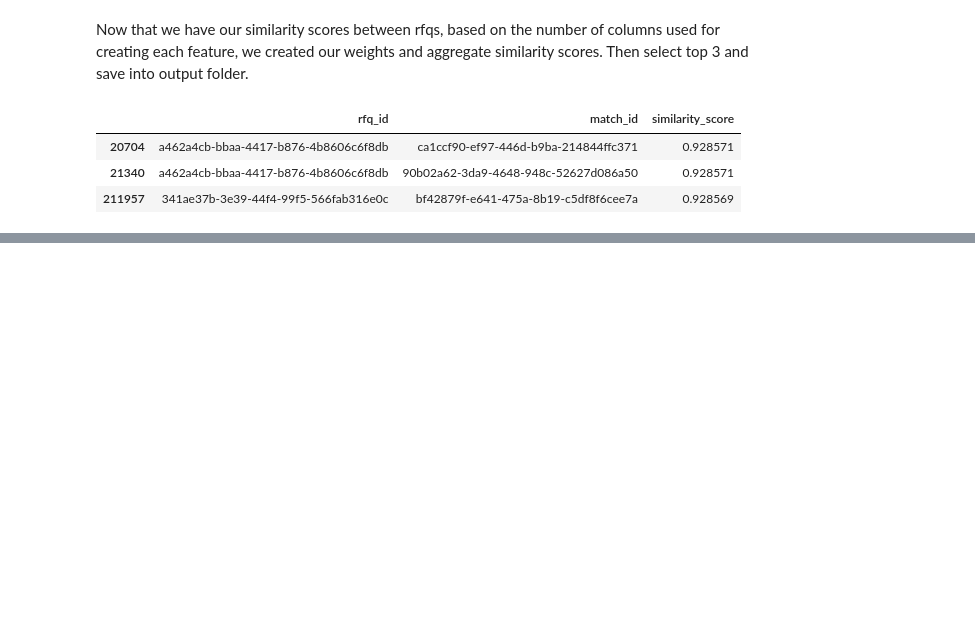
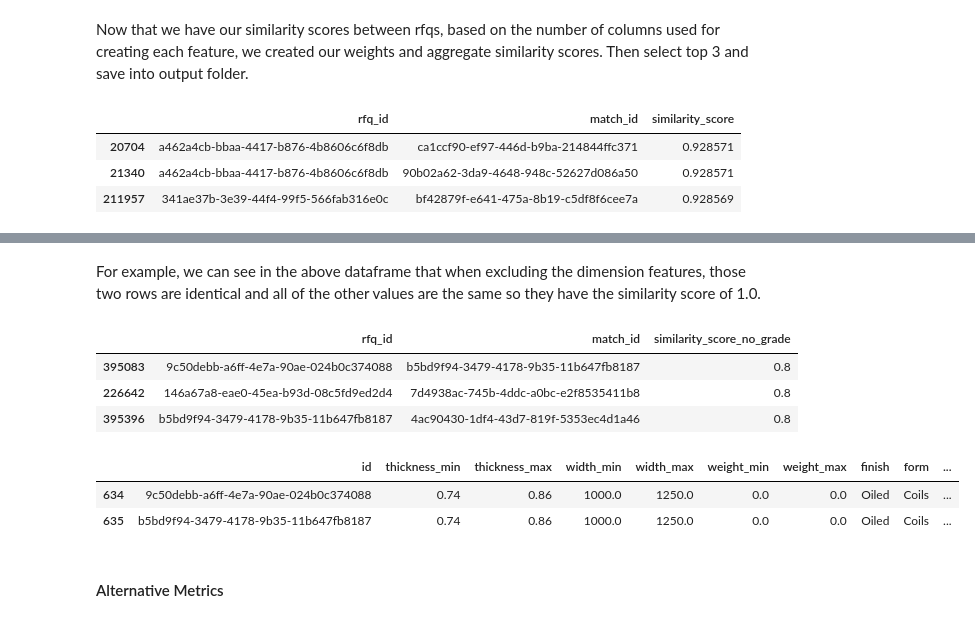
Before and after one commit to shayantabatabaee/vanilla-steel-assesment, a Jupyter notebook: run.ipynb, the cells around one changed output, grey strips where cells are left out. Cells and saved outputs as stored; diff of their text form; code cells hidden in the pictures; blank space fills up the shorter version.

```diff
--- a/run.ipynb
+++ b/run.ipynb
@@ -526,0 +561,29 @@ top3.to_csv(os.path.join(OUTPUT_FOLDER_PATH, 'top3.csv'), index=False)
+# %% [markdown]
+For example, we can see in the above dataframe that when excluding the dimension features, those two rows are identical and all of the other values are the same so they have the similarity score of 1.0.
+# %%
+n_features = {
+    'iou_dimensions': 3,
+    'exact_match_categorical': 2,
+    'cosine_similarity_grades': 0
+}
+
+similarity['similarity_score_no_grade'] = (
+    similarity['iou_dimensions'] * n_features['iou_dimensions'] +
+    similarity['exact_match_categorical'] * n_features['exact_match_categorical'] +
+    similarity['cosine_similarity_grades'] * n_features['cosine_similarity_grades']
+) / sum(n_features.values())
+top3_no_grade = similarity.sort_values('similarity_score_no_grade', ascending = False)[['rfq_id', 'match_id', 'similarity_score_no_grade']][0:3]
+top3_no_grade
+# %% [output]
+|  | rfq_id | match_id | similarity_score_no_grade |
+| 395083 | 9c50debb-a6ff-4e7a-90ae-024b0c374088 | b5bd9f94-3479-4178-9b35-11b647fb8187 | 0.8 |
+| 226642 | 146a67a8-eae0-45ea-b93d-08c5fd9ed2d4 | 7d4938ac-745b-4ddc-a0bc-e2f8535411b8 | 0.8 |
+| 395396 | b5bd9f94-3479-4178-9b35-11b647fb8187 | 4ac90430-1df4-43d7-819f-5353ec4d1a46 | 0.8 |
+# %%
+features_df.loc[(features_df['id'] == '9c50debb-a6ff-4e7a-90ae-024b0c374088') | (features_df['id'] == 'b5bd9f94-3479-4178-9b35-11b647fb8187')]
+# %% [output]
+|  | id | thickness_min | thickness_max | width_min | width_max | weight_min | weight_max | finish | form | ... |
+| 634 | 9c50debb-a6ff-4e7a-90ae-024b0c374088 | 0.74 | 0.86 | 1000.0 | 1250.0 | 0.0 | 0.0 | Oiled | Coils | ... |
+| 635 | b5bd9f94-3479-4178-9b35-11b647fb8187 | 0.74 | 0.86 | 1000.0 | 1250.0 | 0.0 | 0.0 | Oiled | Coils | ... |
+# %% [markdown]
+#### Alternative Metrics
```
Also changed, not shown: parts of 20 cells of this notebook.
